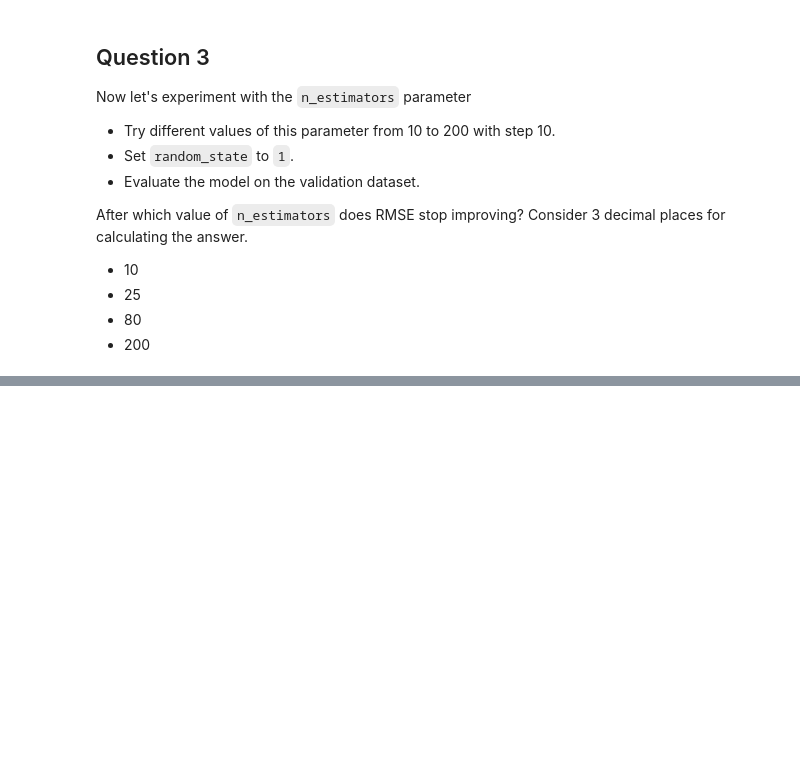
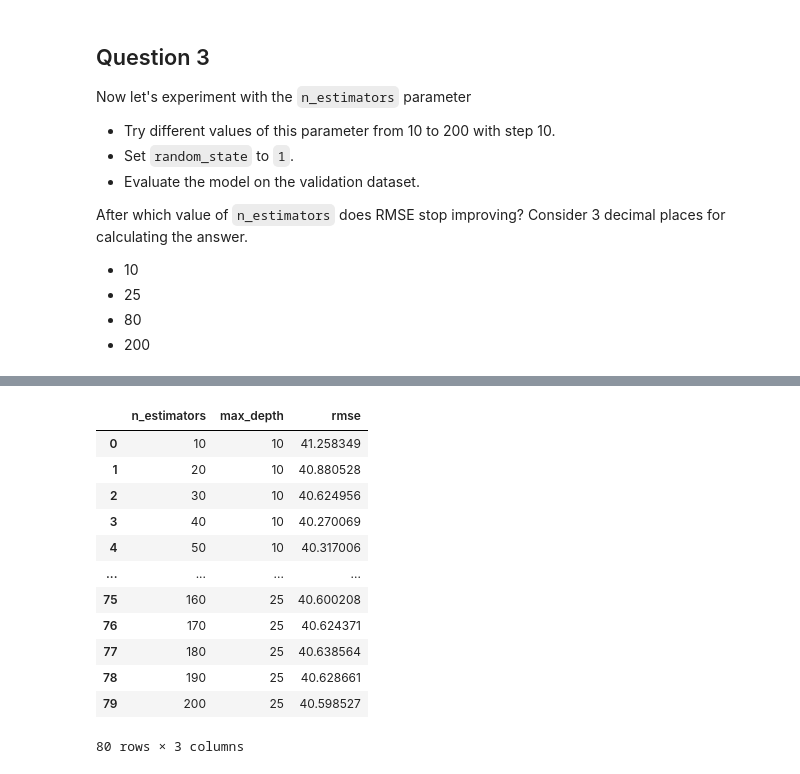
Before and after one commit to DRPproton/ml-zoomcamp_2024, a Jupyter notebook: week-6/hw-week-6.ipynb, the cells around one changed output, grey strips where cells are left out. Cells and saved outputs as stored; diff of their text form; code cells hidden in the pictures; blank space fills up the shorter version.

```diff
--- a/week-6/hw-week-6.ipynb
+++ b/week-6/hw-week-6.ipynb
@@ -173,0 +224,17 @@ Consider 3 decimal places for calculating the answer.
+# %%
+df_q4_scores = pd.DataFrame(new_scores, columns=['n_estimators', 'max_depth','rmse'])
+df_q4_scores
+# %% [output]
+|  | n_estimators | max_depth | rmse |
+| 0 | 10 | 10 | 41.258349 |
+| 1 | 20 | 10 | 40.880528 |
+| 2 | 30 | 10 | 40.624956 |
+| 3 | 40 | 10 | 40.270069 |
+| 4 | 50 | 10 | 40.317006 |
+| ... | ... | ... | ... |
+| 75 | 160 | 25 | 40.600208 |
+| 76 | 170 | 25 | 40.624371 |
+| 77 | 180 | 25 | 40.638564 |
+| 78 | 190 | 25 | 40.628661 |
+| 79 | 200 | 25 | 40.598527 |
+80 rows × 3 columns
```
Also changed, not shown: parts of 10 cells of this notebook.
